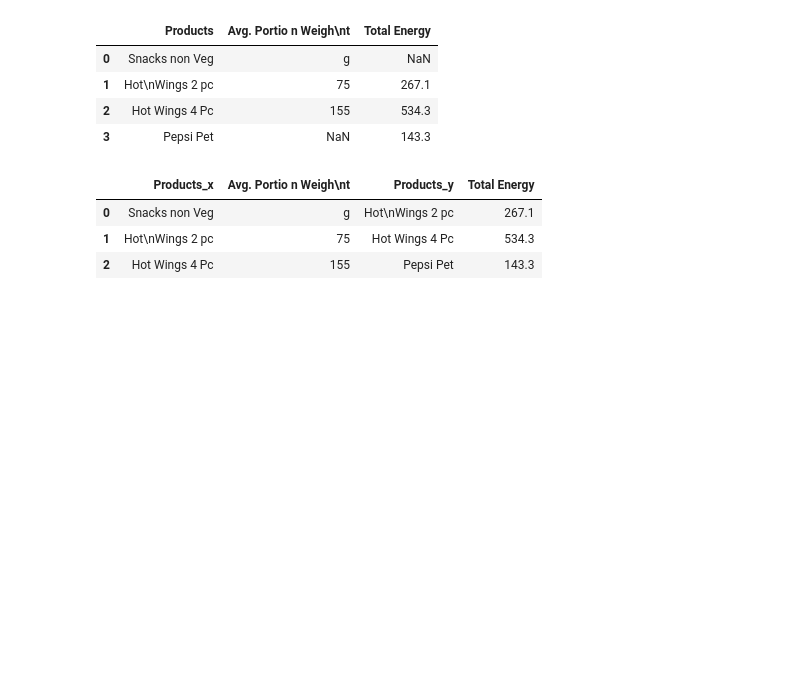
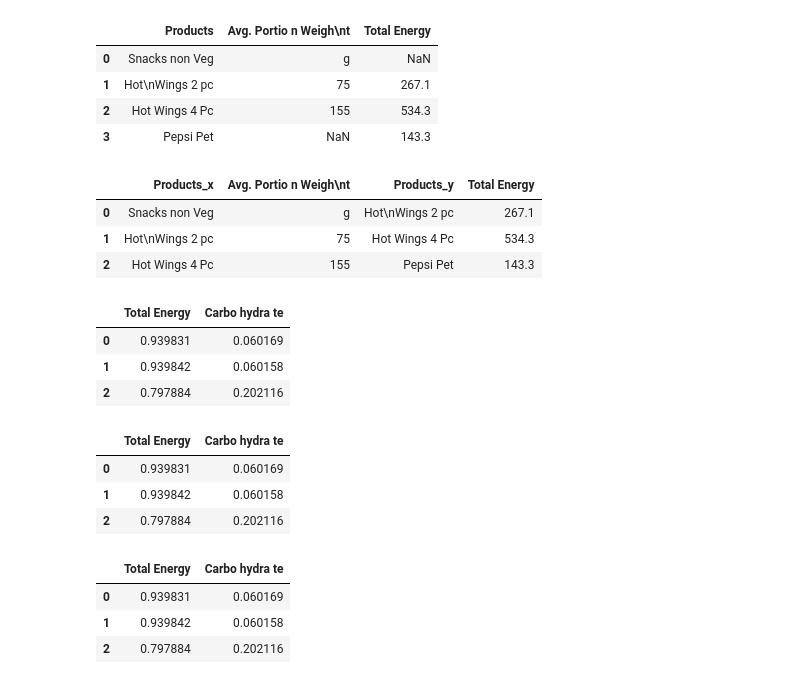
Before and after one commit to MariyaYu/Lesson_1, a Jupyter notebook: Untitled10.ipynb, the cells around one changed output. Cells and saved outputs as stored; diff of their text form; code cells hidden in the pictures; blank space fills up the shorter version.

```diff
--- a/Untitled10.ipynb
+++ b/Untitled10.ipynb
@@ -153,0 +159,7 @@ result
+# %%
+normalized_df
+# %% [output]
+|  | Total Energy | Carbo hydra te |
+| 0 | 0.939831 | 0.060169 |
+| 1 | 0.939842 | 0.060158 |
+| 2 | 0.797884 | 0.202116 |
@@ -153,0 +169,7 @@ result
+# %%
+normalized_df
+# %% [output]
+|  | Total Energy | Carbo hydra te |
+| 0 | 0.939831 | 0.060169 |
+| 1 | 0.939842 | 0.060158 |
+| 2 | 0.797884 | 0.202116 |
@@ -153,0 +178,7 @@ result
+# %%
+normalized_df
+# %% [output]
+|  | Total Energy | Carbo hydra te |
+| 0 | 0.939831 | 0.060169 |
+| 1 | 0.939842 | 0.060158 |
+| 2 | 0.797884 | 0.202116 |
```
Also changed, not shown: parts of 4 cells of this notebook.
